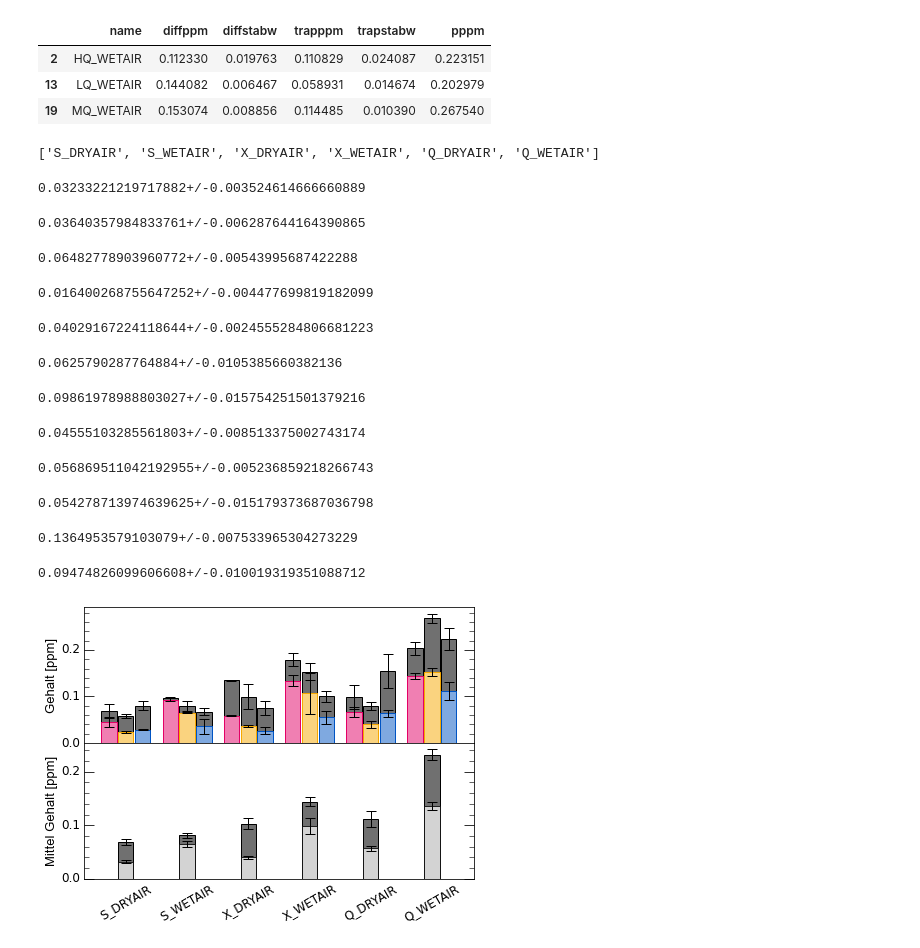
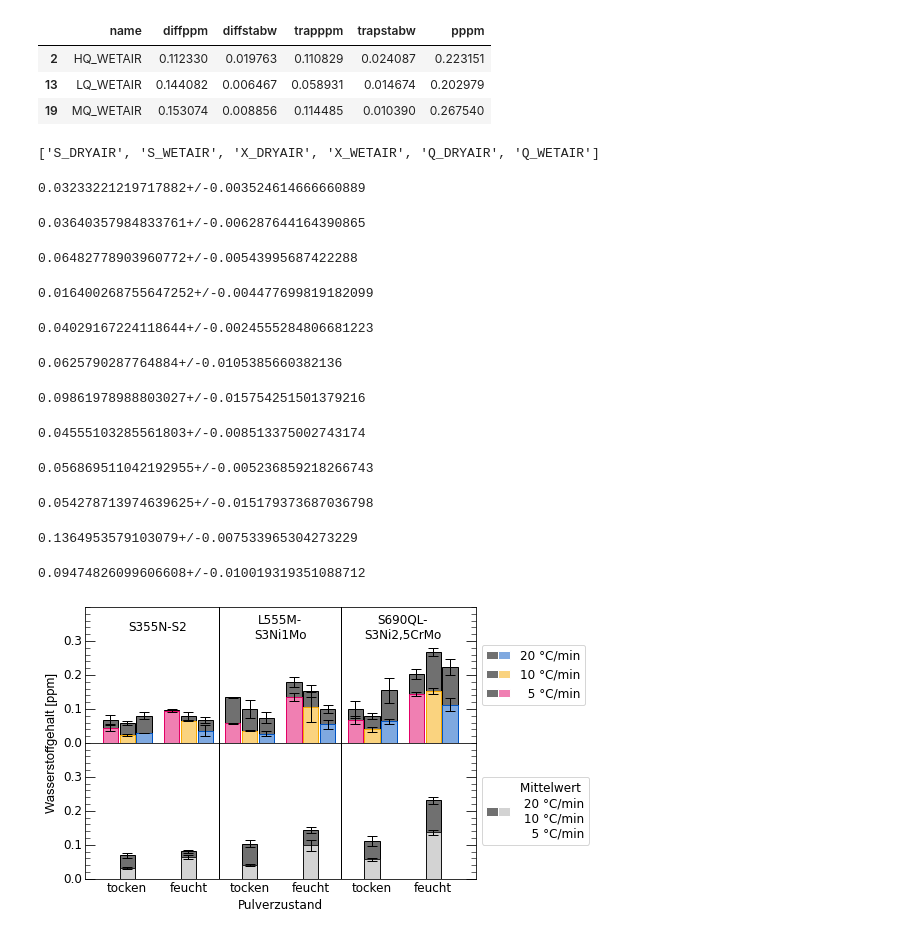
Before and after one commit to KMDE-10/HYDROGEN, a Jupyter notebook: 2020-11_HYDROGEN.ipynb, the cells around one changed output. Saved outputs shown, nothing was run; the diff lists cells and outputs as text; code cells hidden in the pictures.

Commit message:
plots nahezu fertig

```diff
--- a/2020-11_HYDROGEN.ipynb
+++ b/2020-11_HYDROGEN.ipynb
@@ -1620,9 +1620,11 @@ def add_barset(axbot,axtop,diffbar1,trapbar1,diffbar2,trapbar2,diffbar3,trapbar3
     """meanoverlaytrap=axbot.bar(midpos,diffbackbar,width=width,zorder=5.5,color='lightgrey',edgecolor='black',lw=0.1)"""
 
 def barplot(results):
-    color={'H':'#8EBAE5','M':'#0098a1','L':'#7a6fac'}
+    color={'H':'#7FA9E0','M':'#FAD37F','L':'#F07FB2'}
     plt.style.use('C:\\Users\\maede\\.matplotlib\\diss_martin_stackedbarplot.mplstyle')
     positions= {0:1,1:3,2:5,3:7,4:9,5:11}
+    labels= ['tocken','feucht','tocken','feucht','tocken','feucht']
+    vpositions= {0:4,1:4,2:8,3:8,4:8,5:8}
     groups=['S_DRYAIR','S_WETAIR',
             'X_DRYAIR','X_WETAIR',
             'Q_DRYAIR','Q_WETAIR']
@@ -1631,6 +1633,11 @@ def barplot(results):
     grid = plt.GridSpec(2, 1, hspace=0, wspace=0)
     topax=fig.add_subplot(grid[0,:])
     botax=fig.add_subplot(grid[1:,:])
+    magenta_patch = mpatches.Patch(color='#F07FB2', label='  5 °C/min')
+    orange_patch = mpatches.Patch(color='#FAD37F', label='10 °C/min')
+    blue_patch = mpatches.Patch(color='#7FA9E0', label='20 °C/min')
+    grey_patch = mpatches.Patch(color='lightgrey', label='Mittelwert \n 20 °C/min\n 10 °C/min\n   5 °C/min')
+    darkgrey_patch = mpatches.Patch(color='#707070', label='20 °C/min')
 
 
     for i,group in enumerate(groups):
@@ -1641,37 +1648,84 @@ def barplot(results):
                    data.iloc[1,:]['diffstabw'],data.iloc[1,:]['trapstabw'],data.iloc[2,:]['diffstabw'],
                    data.iloc[2,:]['trapstabw'],data.iloc[0,:]['diffstabw'],data.iloc[0,:]['trapstabw']
                    ,np.std(data.trapppm),np.std(data.diffppm))
+        botax.axvline(vpositions[i],color='black')
+        topax.axvline(vpositions[i],color='black')
+
+
+    class Handler(object):
+        def __init__(self, color):
+            self.color=color
+        def legend_artist(self, legend, orig_handle, fontsize, handlebox):
+            x0, y0 = handlebox.xdescent, handlebox.ydescent
+            width, height = handlebox.width, handlebox.height
+            patch = plt.Rectangle([x0, y0], width, height, facecolor='#707070',
+                                       edgecolor='white', transform=handlebox.get_transform())
+            patch2 = plt.Rectangle([x0+width/2., y0], width/2., height, facecolor=self.color,
+                                       edgecolor='white', transform=handlebox.get_transform())
+            handlebox.add_artist(patch)
+            handlebox.add_artist(patch2)
+            return patch
+
+
+
+    handles = [plt.Rectangle((0,0),1,1) ]
+    colors = ["lightgrey"]
+    hmap = dict(zip(handles, [Handler(color) for color in colors] ))
+
+    botax.legend(handles=handles, labels=['Mittelwert \n 20 °C/min\n 10 °C/min\n   5 °C/min'], bbox_to_anchor=[1,0.5,0,0],loc='center left',handler_map=hmap)
+    handles = [plt.Rectangle((0,0),1,1) for i in range(3) ]
+    colors = ['#7FA9E0','#FAD37F','#F07FB2']
+    hmap = dict(zip(handles, [Handler(color) for color in colors] ))
+
+    topax.legend(handles=handles, labels=['20 °C/min','10 °C/min','  5 °C/min'], handler_map=hmap, bbox_to_anchor=[1,0.5,0,0],loc='center left')
+
+
+
+
+
+
+
+
+    #topax.legend(handles=[blue_patch,orange_patch,magenta_patch],ncol=1,loc='center left')
+    #botax.legend(handles=[grey_patch],ncol=1,loc='upper left')
     botax.set_xticks(list(positions.values()))
-    botax.set_xticklabels(groups,rotation=30)
-    botax.set_yticks(np.arange(0,0.2001,0.1))
+    botax.set_xticklabels(labels,rotation=0)
+    botax.set_yticks(np.arange(0,0.3001,0.1))
     for label in botax.yaxis.get_ticklabels():
         label.set_verticalalignment('center')
-    topax.set_yticks(np.arange(0,0.2501,0.1))
+    topax.set_yticks(np.arange(0,0.3501,0.1))
     #topax.set_yticklabels(['0.00','0.10','0.20'])
     for label in topax.yaxis.get_ticklabels():
         label.set_verticalalignment('center')
     fontproperties = {'font':'Arial','size':13}
-    topax.set_ylabel('Gehalt [ppm]',fontproperties)
-    botax.set_ylabel('Mittel Gehalt [ppm]',fontproperties)
+    topax.set_ylim([0,0.4])
+    botax.set_ylim([0,0.4])
+    #topax.set_ylabel('Gehalt [ppm]',fontproperties)
+    botax.set_ylabel('Wasserstoffgehalt [ppm]',fontproperties)
+    botax.yaxis.set_label_coords(-0.07,1)
+    botax.set_xlabel('Pulverzustand')
     #ax.set_xlabel('Temperatur [°C]',fontproperties)
+    topax.text(2,0.34,'S355N-S2',ha='center',va='center')
+    topax.text(6,0.34,'L555M-\nS3Ni1Mo',ha='center',va='center')
+    topax.text(10,0.34,'S690QL-\nS3Ni2,5CrMo',ha='center',va='center')
     plt.show()
-    fig.savefig('stacked_mean_2.svg',dpi=500,bbox_inches='tight')
+    fig.savefig('stacked_mean_2.png',dpi=500,bbox_inches='tight')
 
 
 
 barplot(results)
 # %% [output]
 ['S_DRYAIR', 'S_WETAIR', 'X_DRYAIR', 'X_WETAIR', 'Q_DRYAIR', 'Q_WETAIR']
 0.03233221219717882+/-0.003524614666660889
 0.03640357984833761+/-0.006287644164390865
 0.06482778903960772+/-0.00543995687422288
 0.016400268755647252+/-0.004477699819182099
 0.04029167224118644+/-0.0024555284806681223
 0.0625790287764884+/-0.0105385660382136
 0.09861978988803027+/-0.015754251501379216
 0.04555103285561803+/-0.008513375002743174
 0.056869511042192955+/-0.005236859218266743
 0.054278713974639625+/-0.015179373687036798
 0.1364953579103079+/-0.007533965304273229
 0.09474826099606608+/-0.010019319351088712
-[figure, old version]
+[figure, new version]
```
Also changed, not shown: parts of 3 cells of this notebook, 1 other file.
